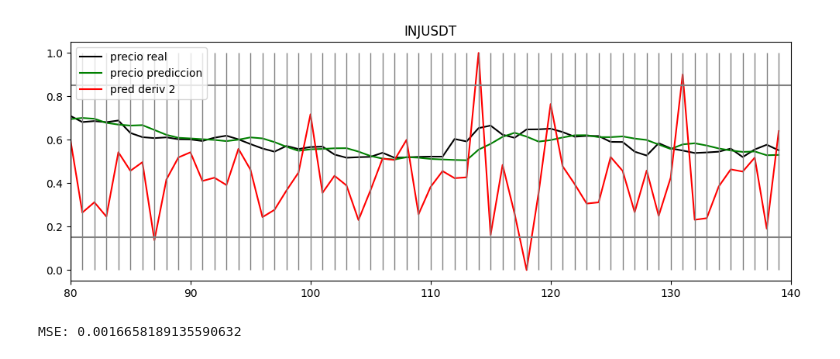
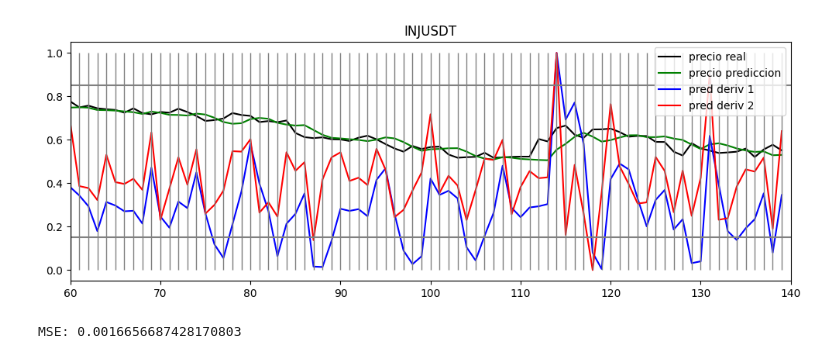
Before and after one commit to luisgomezzz/luchocrypto, a Jupyter notebook: predictor/predictor.ipynb, the cells around one changed output. Cells and saved outputs as stored; diff of their text form; code cells hidden in the pictures.

```diff
--- a/predictor/predictor.ipynb
+++ b/predictor/predictor.ipynb
@@ -157,18 +157,19 @@ deriv_y_pred = np.diff(y_pred, axis=0)
 deriv_y_pred2 = np.diff(deriv_y_pred, axis=0)
 sc = MinMaxScaler(feature_range=(0,1))
 deriv_y_pred_scaled = sc.fit_transform(deriv_y_pred)
+deriv_y_pred_scaled2 = sc.fit_transform(deriv_y_pred2)
+
 deriv_y_pred_scaled = np.insert(deriv_y_pred_scaled, 0, 0.0, axis=0)#para mover 1 posicion hacia adelante
-deriv_y_pred_scaled2 = sc.fit_transform(deriv_y_pred2)
 deriv_y_pred_scaled2 = np.insert(deriv_y_pred_scaled2, 0, 0.0, axis=0)#para mover 1 posicion hacia adelante
 deriv_y_pred_scaled2 = np.insert(deriv_y_pred_scaled2, 0, 0.0, axis=0)#para mover 1 posicion hacia adelante
 
 plt.figure(figsize=(12,4))
 plt.plot(y_test, color = 'black', label = 'precio real')
 plt.plot(y_pred, color = 'green', label = 'precio prediccion')
-#plt.plot(deriv_y_pred_scaled, color = 'blue', label = 'pred deriv 1')
+plt.plot(deriv_y_pred_scaled, color = 'blue', label = 'pred deriv 1')
 plt.plot(deriv_y_pred_scaled2, color = 'red', label = 'pred deriv 2')
 
-#plt.xlim(80, 140)
+plt.xlim(60, 140)
 umbralalto = 0.85
 umbralbajo = 0.15
 plt.axhline(y = umbralalto, color = 'GREY', linestyle = '-')
@@ -187,2 +188,2 @@ print('MSE:', mse)
-[figure, old version]
+[figure, new version]
-MSE: 0.0016658189135590632
+MSE: 0.0016656687428170803
```
Also changed, not shown: parts of 1 cell of this notebook.
